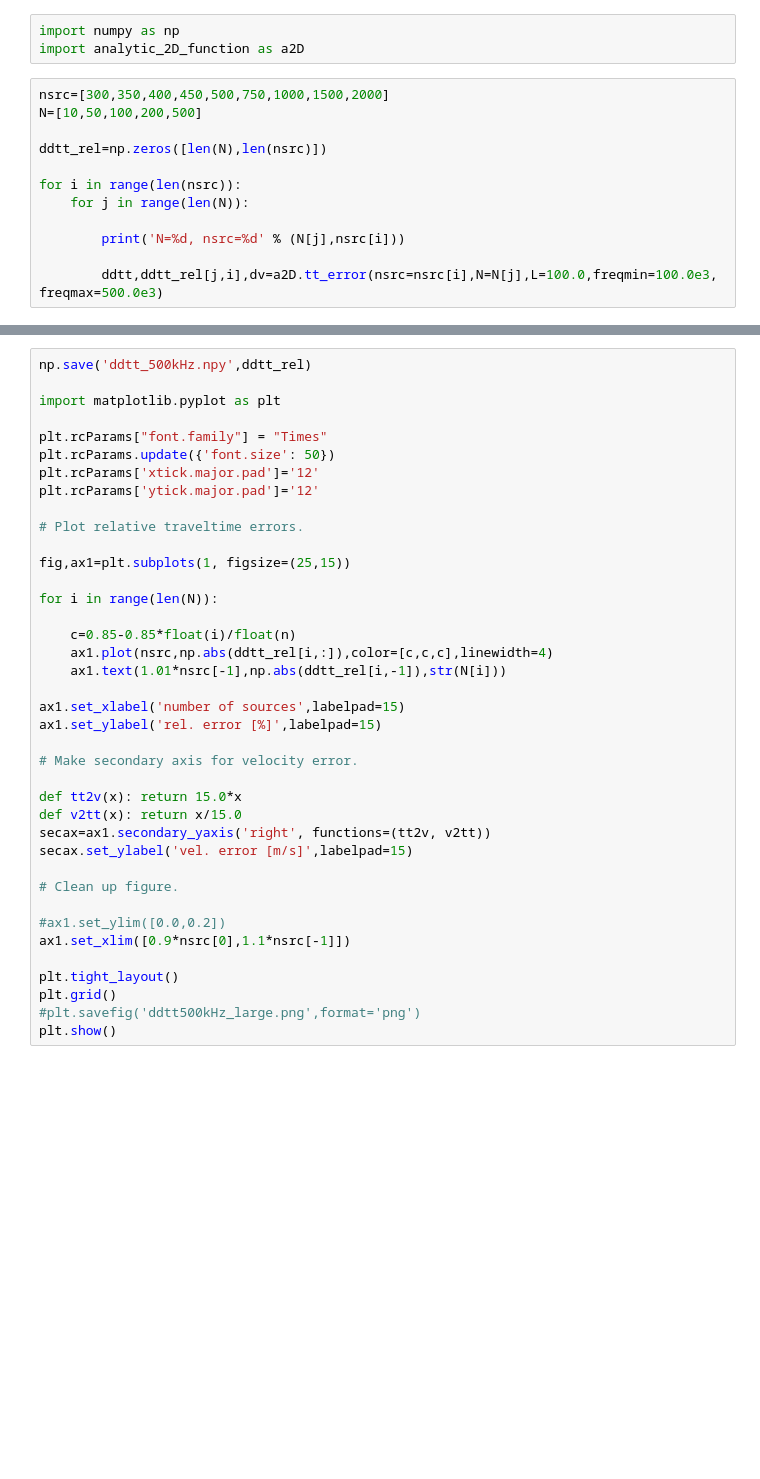
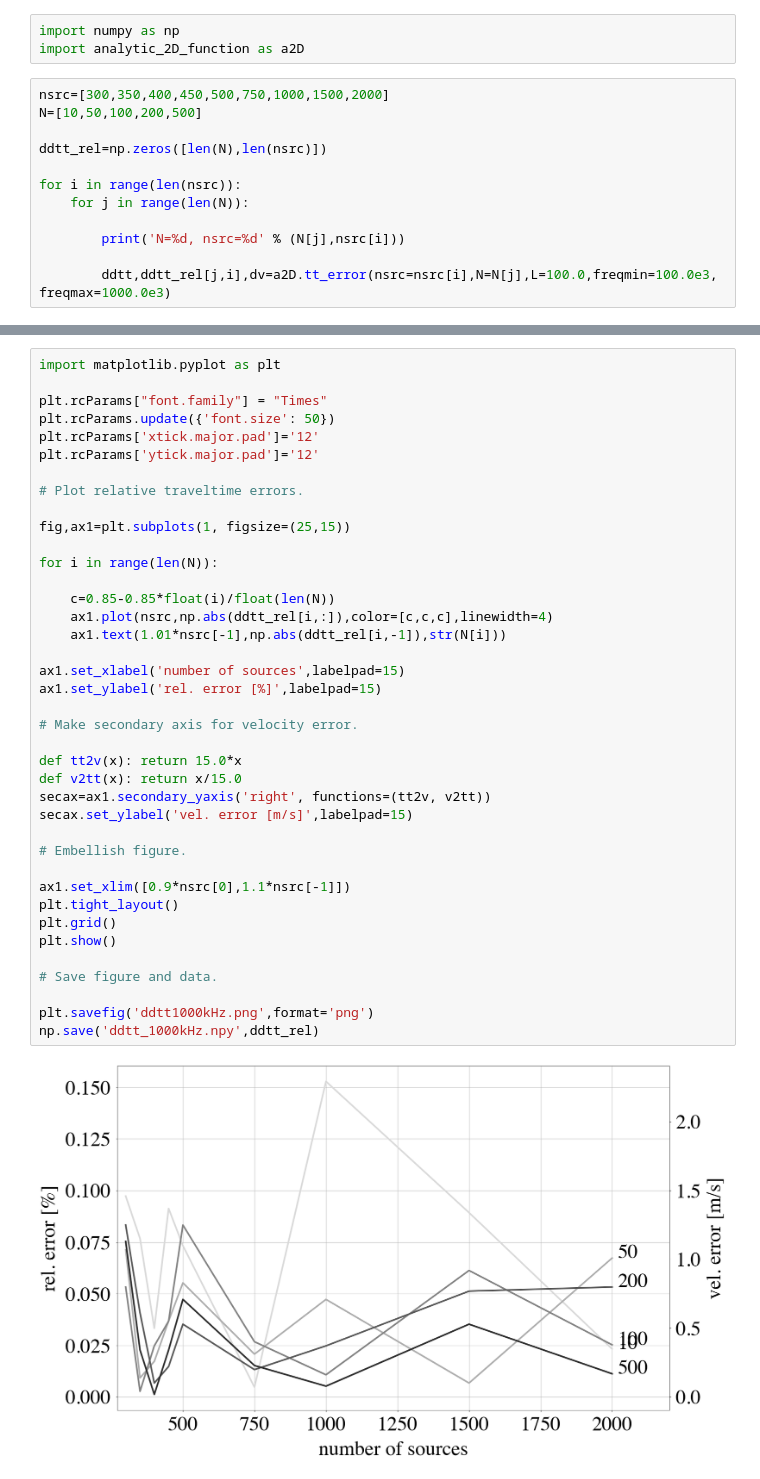
Before and after one commit to afichtner/MedicalInterferometry, a Jupyter notebook: analytic_2D_looped.ipynb, the cells around one changed output, grey strips where cells are left out. Saved outputs shown, nothing was run; the diff lists cells and outputs as text; blank space fills up the shorter version.

Commit message:
Add file and figure storage to analytic_2D. Improve figures.

```diff
--- a/analytic_2D_looped.ipynb
+++ b/analytic_2D_looped.ipynb
@@ -12,4 +12,4 @@ for i in range(len(nsrc)):
 
         print('N=%d, nsrc=%d' % (N[j],nsrc[i]))
 
-        ddtt,ddtt_rel[j,i],dv=a2D.tt_error(nsrc=nsrc[i],N=N[j],L=100.0,freqmin=100.0e3, freqmax=500.0e3)
+        ddtt,ddtt_rel[j,i],dv=a2D.tt_error(nsrc=nsrc[i],N=N[j],L=100.0,freqmin=100.0e3, freqmax=1000.0e3)
@@ -16,39 +34,41 @@ for i in range(len(nsrc)):
 # %%
-np.save('ddtt_500kHz.npy',ddtt_rel)
-
 import matplotlib.pyplot as plt
 
 plt.rcParams["font.family"] = "Times"
 plt.rcParams.update({'font.size': 50})
 plt.rcParams['xtick.major.pad']='12'
 plt.rcParams['ytick.major.pad']='12'
 
 # Plot relative traveltime errors.
 
 fig,ax1=plt.subplots(1, figsize=(25,15))
 
 for i in range(len(N)):
 
-    c=0.85-0.85*float(i)/float(n)
+    c=0.85-0.85*float(i)/float(len(N))
     ax1.plot(nsrc,np.abs(ddtt_rel[i,:]),color=[c,c,c],linewidth=4)
     ax1.text(1.01*nsrc[-1],np.abs(ddtt_rel[i,-1]),str(N[i]))
 
 ax1.set_xlabel('number of sources',labelpad=15)
 ax1.set_ylabel('rel. error [%]',labelpad=15)
 
 # Make secondary axis for velocity error.
 
 def tt2v(x): return 15.0*x
 def v2tt(x): return x/15.0
 secax=ax1.secondary_yaxis('right', functions=(tt2v, v2tt))
 secax.set_ylabel('vel. error [m/s]',labelpad=15)
 
-# Clean up figure.
+# Embellish figure.
 
-#ax1.set_ylim([0.0,0.2])
 ax1.set_xlim([0.9*nsrc[0],1.1*nsrc[-1]])
-
 plt.tight_layout()
 plt.grid()
-#plt.savefig('ddtt500kHz_large.png',format='png')
 plt.show()
+
+# Save figure and data.
+
+plt.savefig('ddtt1000kHz.png',format='png')
+np.save('ddtt_1000kHz.npy',ddtt_rel)
+# %% [output]
+[figure, added]
```
Also changed, not shown: parts of 3 cells of this notebook, 1 other file.
